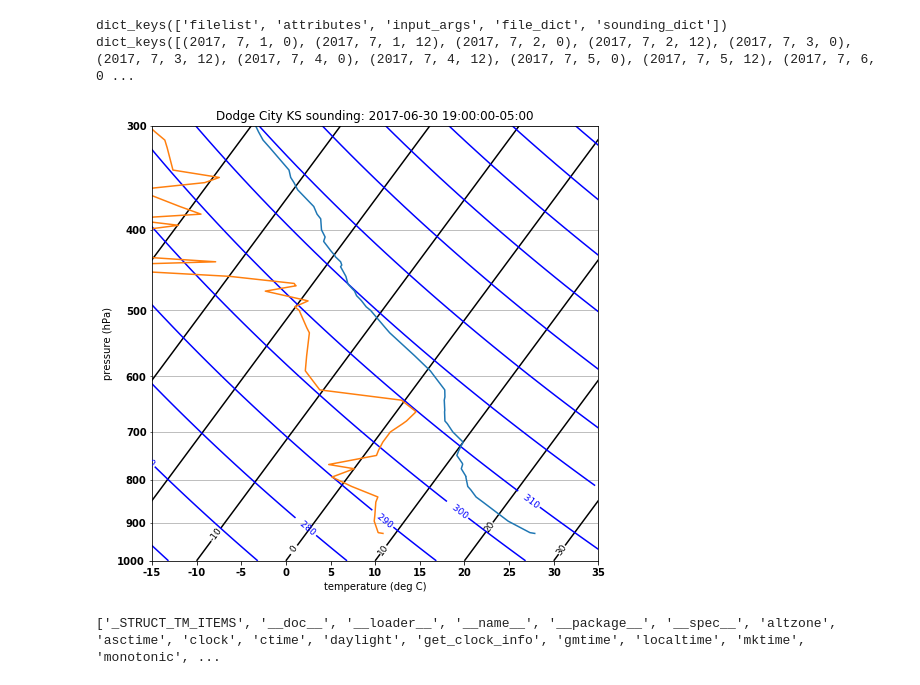
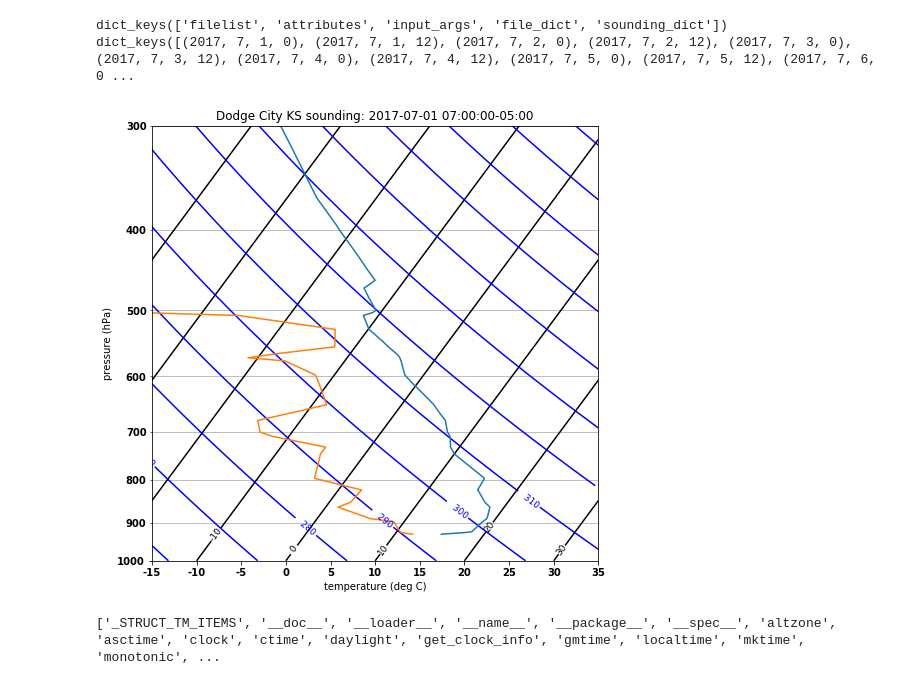
Before and after one commit to phaustin/atsc500, a Jupyter notebook: notebooks/skew_coords.ipynb, the cells around one changed output. Cells and saved outputs as stored; diff of their text form; code cells hidden in the pictures.

```diff
--- a/notebooks/skew_coords.ipynb
+++ b/notebooks/skew_coords.ipynb
@@ -21,27 +21,27 @@ print(soundings['sounding_dict'].keys())
 dict_keys(['filelist', 'attributes', 'input_args', 'file_dict', 'sounding_dict'])
 dict_keys([(2017, 7, 1, 0), (2017, 7, 1, 12), (2017, 7, 2, 0), (2017, 7, 2, 12), (2017, 7, 3, 0), (2017, 7, 3, 12), (2017, 7, 4, 0), (2017, 7, 4, 12), (2017, 7, 5, 0), (2017, 7, 5, 12), (2017, 7, 6, 0 ...
 # %%
-the_date=(2017,7,1,0)
+the_date=(2017,7,1,12)
 the_sounding=soundings['sounding_dict'][the_date]
 attributes=soundings['attributes']
 #print(attributes)
 fig,ax =plt.subplots(1,1,figsize=(8,8))
 ax,skew = makeSkewDry(ax)
 temp=the_sounding['temp']
 press = the_sounding['pres']
 tdew = the_sounding['dwpt']
 temp_skew = convertTempToSkew(temp,press,skew)
 tdew_skew = convertTempToSkew(tdew,press,skew)
 ax.plot(temp_skew,press)
 ax.plot(tdew_skew,press)
 the_date=datetime.datetime(*the_date,tzinfo=pytz.utc)
 central=pytz.timezone('US/Central')
 the_date_central=the_date.astimezone(central)
 title=f'Dodge City KS sounding: {str(the_date_central)}'
 ax.set_title(title);
 #help(convertTempToSkew)
 # %% [output]
-[figure, old version]
+[figure, new version]
 # %%
 import time
 print(dir(time))
```
Also changed, not shown: 7 other files.
